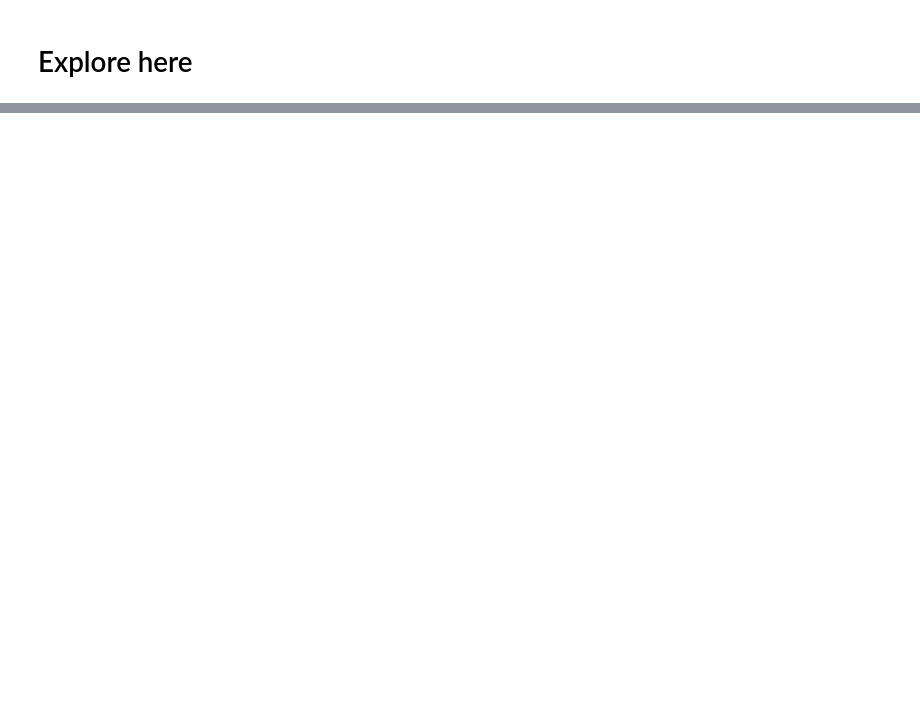
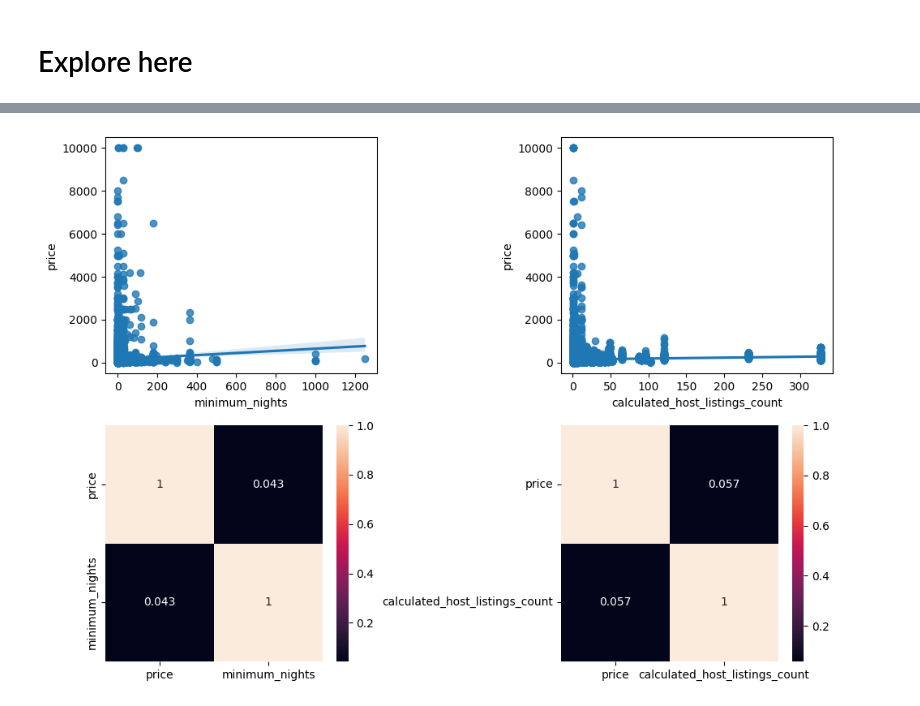
Before and after one commit to 19Juan/EDA, a Jupyter notebook: src/explore.ipynb, the cells around one changed output, grey strips where cells are left out. Cells and saved outputs as stored; diff of their text form; code cells hidden in the pictures; blank space fills up the shorter version.

```diff
--- a/src/explore.ipynb
+++ b/src/explore.ipynb
@@ -11,0 +87,15 @@ df.to_csv('../data/raw/raw_data.csv', index=False)
+# %%
+#Ahora se debe realizar el análisis multivariable
+
+#Primero se inicia con el análisis numérico-numérico para ver el comportamiento de las variables numéricas.
+fig, axis= plt.subplots(2,2, figsize=(10,7))
+
+sns.regplot(ax= axis[0,0], data=df, x='minimum_nights', y='price')
+sns.heatmap(df[['price','minimum_nights']].corr(), ax=axis[1,0], annot=True)
+sns.regplot(ax= axis[0,1], data=df, x='calculated_host_listings_count', y='price')
+sns.heatmap(df[['price','calculated_host_listings_count']].corr(), ax=axis[1,1], annot=True)
+
+plt.tight_layout()
+plt.show()
+# %% [output]
+[figure, added]
```
Also changed, not shown: parts of 14 cells of this notebook, 1 other file.
